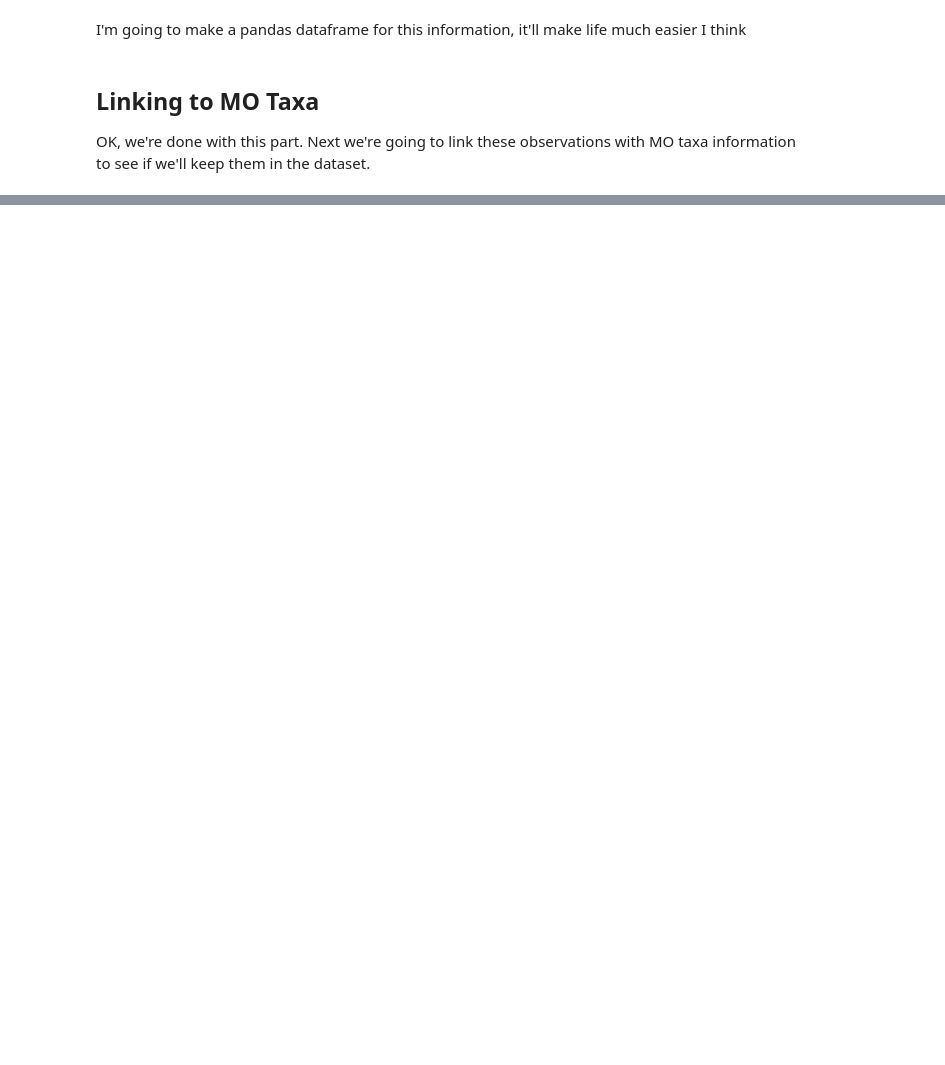
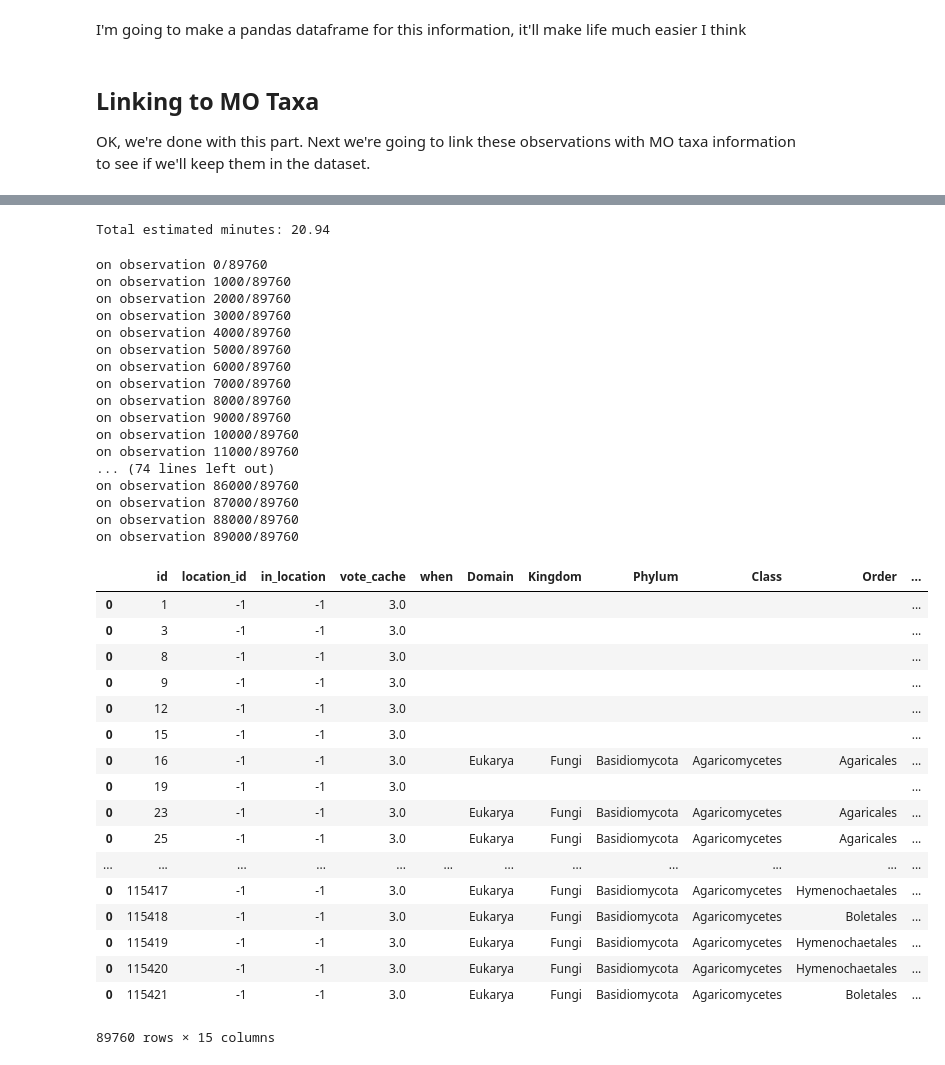
Before and after one commit to pablo-martin/Mushroom-Hikes, a Jupyter notebook: notebooks/Danish Svampe Atlas EDA.ipynb, the cells around one changed output, grey strips where cells are left out. Saved outputs shown, nothing was run; the diff lists cells and outputs as text; code cells hidden in the pictures; blank space fills up the shorter version.

```diff
--- a/notebooks/Danish Svampe Atlas EDA.ipynb
+++ b/notebooks/Danish Svampe Atlas EDA.ipynb
@@ -15,8 +16,3 @@ with open(tables_dir + 'train.json') as json_file:
     training = json.load(json_file)
 with open(tables_dir + 'val.json') as json_file:
     validation = json.load(json_file)
-# %%
-print validation.keys()
-print validation['annotations'][0]
-for i, w in enumerate([w['id'] for w in validation['annotations']]):
-    print i,w
@@ -183,0 +185,56 @@ display(new_table)
+# %%
+#Estimated time for this process
+secs_per_obs = 0.014
+print('Total estimated minutes: %1.2f' %((secs_per_obs * new_table.shape[0]) / (60)))
+# %% [output]
+Total estimated minutes: 20.94
+# %%
+J = 0
+comp_df = []
+
+for i, (cid, tmp_obs) in enumerate(new_table.iloc[J:new_table.shape[0]].groupby('id')):
+    if i%1000 == 0:
+        print('on observation %i/%i' %(i,new_table.shape[0]))
+    tmp = create_df_from_observation(cid, tmp_obs)
+    comp_df.append(tmp)
+    J = i
+
+df = pd.concat(comp_df)
+df.loc[:,'location_id'] = df.location_id.astype('int32')
+df.loc[:,'in_location'] = df.in_location.astype('int16')
+# %% [output]
+on observation 0/89760
+on observation 1000/89760
+on observation 2000/89760
+on observation 3000/89760
+on observation 4000/89760
+on observation 5000/89760
+on observation 6000/89760
+on observation 7000/89760
+on observation 8000/89760
+on observation 9000/89760
+on observation 10000/89760
+on observation 11000/89760
+... (74 lines left out)
+on observation 86000/89760
+on observation 87000/89760
+on observation 88000/89760
+on observation 89000/89760
+|  | id | location_id | in_location | vote_cache | when | Domain | Kingdom | Phylum | Class | Order | ... |
+| 0 | 1 | -1 | -1 | 3.0 |  |  |  |  |  |  | ... |
+| 0 | 3 | -1 | -1 | 3.0 |  |  |  |  |  |  | ... |
+| 0 | 8 | -1 | -1 | 3.0 |  |  |  |  |  |  | ... |
+| 0 | 9 | -1 | -1 | 3.0 |  |  |  |  |  |  | ... |
+| 0 | 12 | -1 | -1 | 3.0 |  |  |  |  |  |  | ... |
+| 0 | 15 | -1 | -1 | 3.0 |  |  |  |  |  |  | ... |
+| 0 | 16 | -1 | -1 | 3.0 |  | Eukarya | Fungi | Basidiomycota | Agaricomycetes | Agaricales | ... |
+| 0 | 19 | -1 | -1 | 3.0 |  |  |  |  |  |  | ... |
+| 0 | 23 | -1 | -1 | 3.0 |  | Eukarya | Fungi | Basidiomycota | Agaricomycetes | Agaricales | ... |
+| 0 | 25 | -1 | -1 | 3.0 |  | Eukarya | Fungi | Basidiomycota | Agaricomycetes | Agaricales | ... |
+| ... | ... | ... | ... | ... | ... | ... | ... | ... | ... | ... | ... |
+| 0 | 115417 | -1 | -1 | 3.0 |  | Eukarya | Fungi | Basidiomycota | Agaricomycetes | Hymenochaetales | ... |
+| 0 | 115418 | -1 | -1 | 3.0 |  | Eukarya | Fungi | Basidiomycota | Agaricomycetes | Boletales | ... |
+| 0 | 115419 | -1 | -1 | 3.0 |  | Eukarya | Fungi | Basidiomycota | Agaricomycetes | Hymenochaetales | ... |
+| 0 | 115420 | -1 | -1 | 3.0 |  | Eukarya | Fungi | Basidiomycota | Agaricomycetes | Hymenochaetales | ... |
+| 0 | 115421 | -1 | -1 | 3.0 |  | Eukarya | Fungi | Basidiomycota | Agaricomycetes | Boletales | ... |
+89760 rows × 15 columns
```
Also changed, not shown: parts of 19 cells of this notebook, 12 other files.
